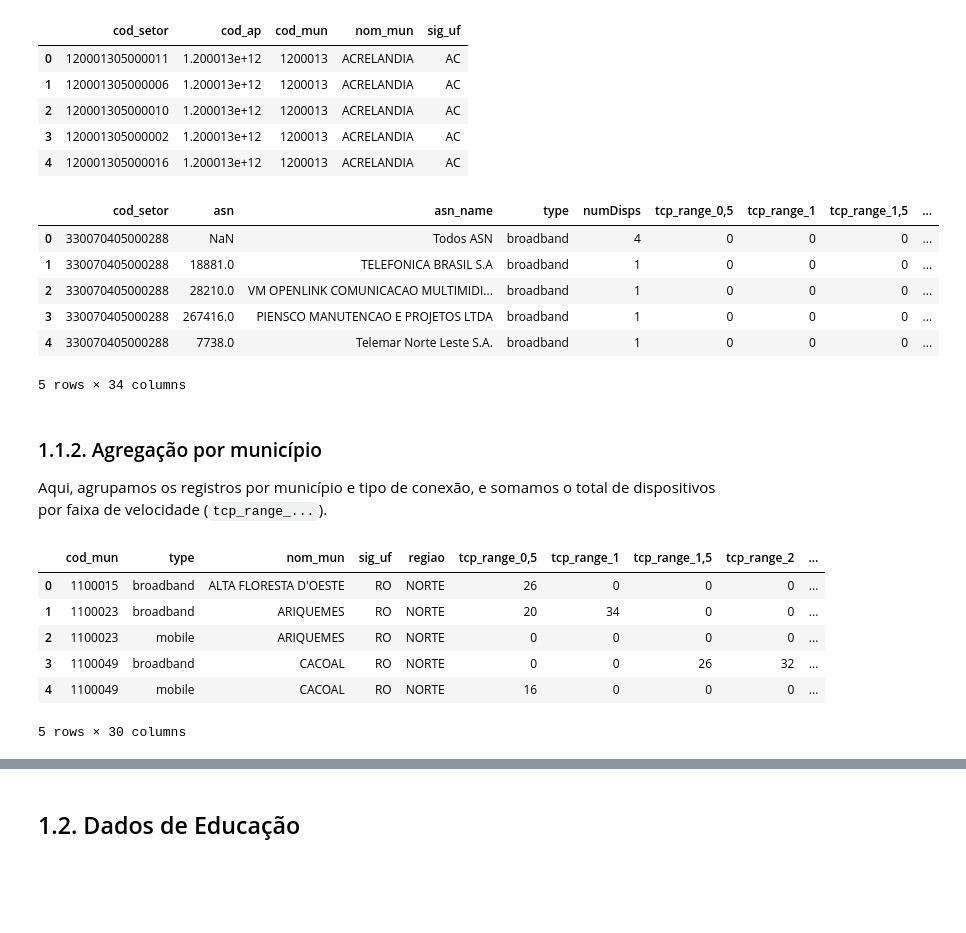
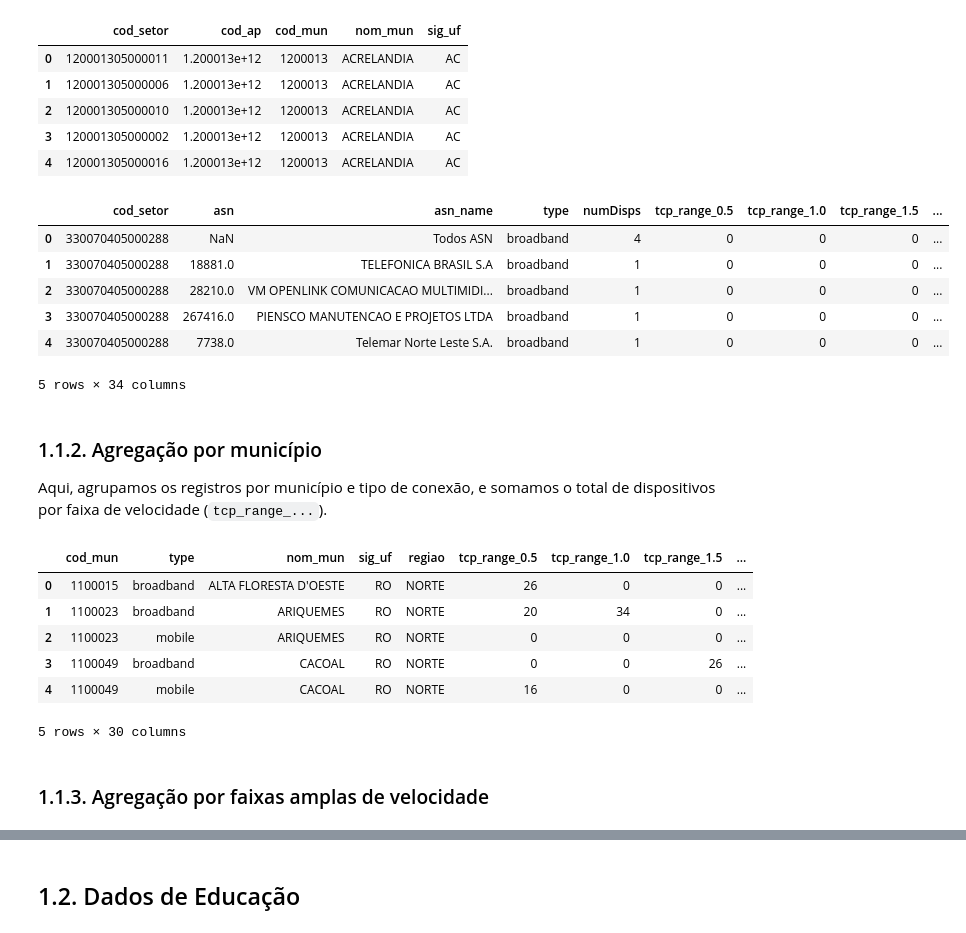
Before and after one commit to guilhermeolivsilva/tp-icd, a Jupyter notebook: Script_Trabalho.ipynb, the cells around one changed output, grey strips where cells are left out. Cells and saved outputs as stored; diff of their text form; code cells hidden in the pictures; blank space fills up the shorter version.

```diff
--- a/Script_Trabalho.ipynb
+++ b/Script_Trabalho.ipynb
@@ -63,10 +75,17 @@ display(dicionario_ibge.head())
 # %%
 dicionario_ibge['nom_mun'] = dicionario_ibge['nom_mun'].apply(lambda x: unidecode(x))
 dicionario_ibge['regiao'] = dicionario_ibge['sig_uf'].apply(classifica_uf)
+internet_connection.columns = internet_connection.columns.str.replace(',', '.')
+internet_connection = internet_connection.rename(columns=dict(
+    zip(
+        [x for x in internet_connection.columns if 'tcp_range' in x and '.' not in x],
+        [x + str('.0') for x in internet_connection.columns if 'tcp_range' in x and '.' not in x]
+    )
+))
 internet_connection = internet_connection.merge(dicionario_ibge, how='inner', on='cod_setor')
 internet_connection.head()
 # %% [output]
-|  | cod_setor | asn | asn_name | type | numDisps | tcp_range_0,5 | tcp_range_1 | tcp_range_1,5 | ... |
+|  | cod_setor | asn | asn_name | type | numDisps | tcp_range_0.5 | tcp_range_1.0 | tcp_range_1.5 | ... |
 | 0 | 330070405000288 | NaN | Todos ASN | broadband | 4 | 0 | 0 | 0 | ... |
 | 1 | 330070405000288 | 18881.0 | TELEFONICA BRASIL S.A | broadband | 1 | 0 | 0 | 0 | ... |
 | 2 | 330070405000288 | 28210.0 | VM OPENLINK COMUNICACAO MULTIMIDI... | broadband | 1 | 0 | 0 | 0 | ... |
@@ -84,10 +103,12 @@ agg_dict['asn_name'] = 'nunique'
 internet_connection_grp = internet_connection.groupby(['cod_mun', 'type', 'nom_mun', 'sig_uf', 'regiao']).agg(agg_dict).reset_index().rename(columns={'asn_name': 'num_operadoras'})
 internet_connection_grp.head()
 # %% [output]
-|  | cod_mun | type | nom_mun | sig_uf | regiao | tcp_range_0,5 | tcp_range_1 | tcp_range_1,5 | tcp_range_2 | ... |
-| 0 | 1100015 | broadband | ALTA FLORESTA D'OESTE | RO | NORTE | 26 | 0 | 0 | 0 | ... |
-| 1 | 1100023 | broadband | ARIQUEMES | RO | NORTE | 20 | 34 | 0 | 0 | ... |
-| 2 | 1100023 | mobile | ARIQUEMES | RO | NORTE | 0 | 0 | 0 | 0 | ... |
-| 3 | 1100049 | broadband | CACOAL | RO | NORTE | 0 | 0 | 26 | 32 | ... |
-| 4 | 1100049 | mobile | CACOAL | RO | NORTE | 16 | 0 | 0 | 0 | ... |
+|  | cod_mun | type | nom_mun | sig_uf | regiao | tcp_range_0.5 | tcp_range_1.0 | tcp_range_1.5 | ... |
+| 0 | 1100015 | broadband | ALTA FLORESTA D'OESTE | RO | NORTE | 26 | 0 | 0 | ... |
+| 1 | 1100023 | broadband | ARIQUEMES | RO | NORTE | 20 | 34 | 0 | ... |
+| 2 | 1100023 | mobile | ARIQUEMES | RO | NORTE | 0 | 0 | 0 | ... |
+| 3 | 1100049 | broadband | CACOAL | RO | NORTE | 0 | 0 | 26 | ... |
+| 4 | 1100049 | mobile | CACOAL | RO | NORTE | 16 | 0 | 0 | ... |
 5 rows × 30 columns
+# %% [markdown]
+### 1.1.3. Agregação por faixas amplas de velocidade
```
Also changed, not shown: parts of 25 cells of this notebook, 2 other files.
